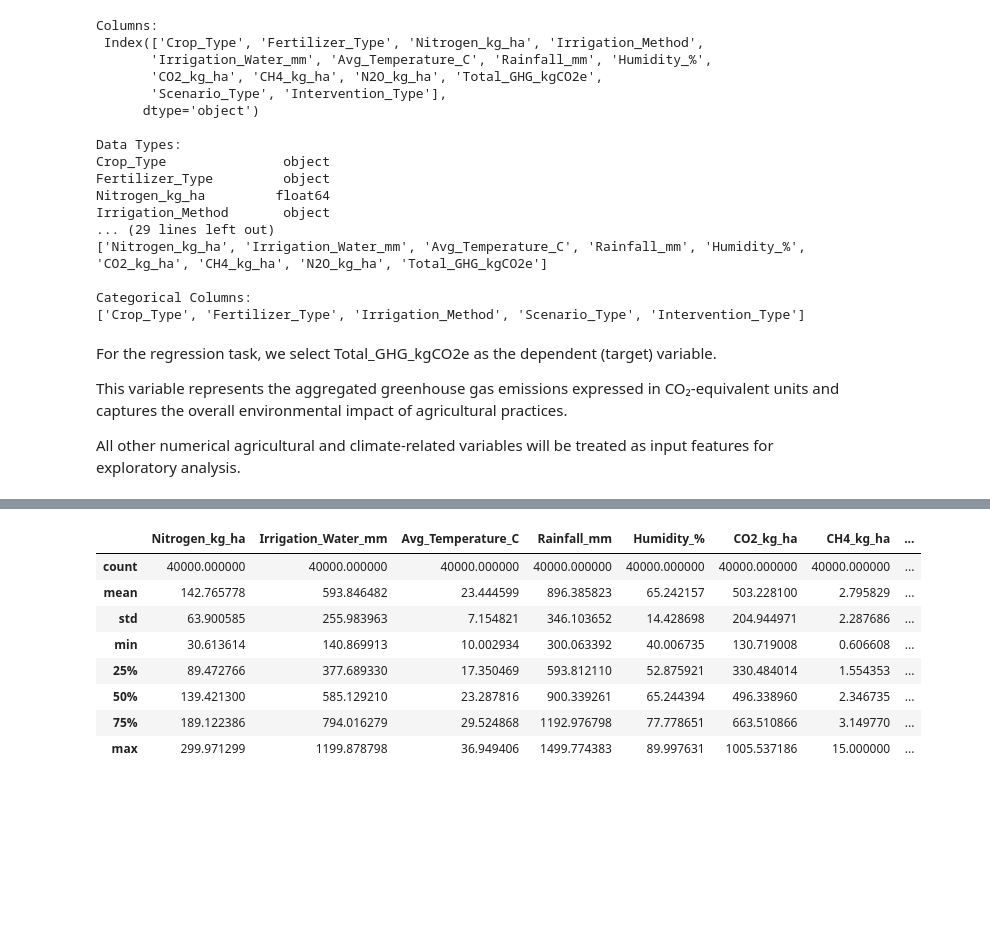
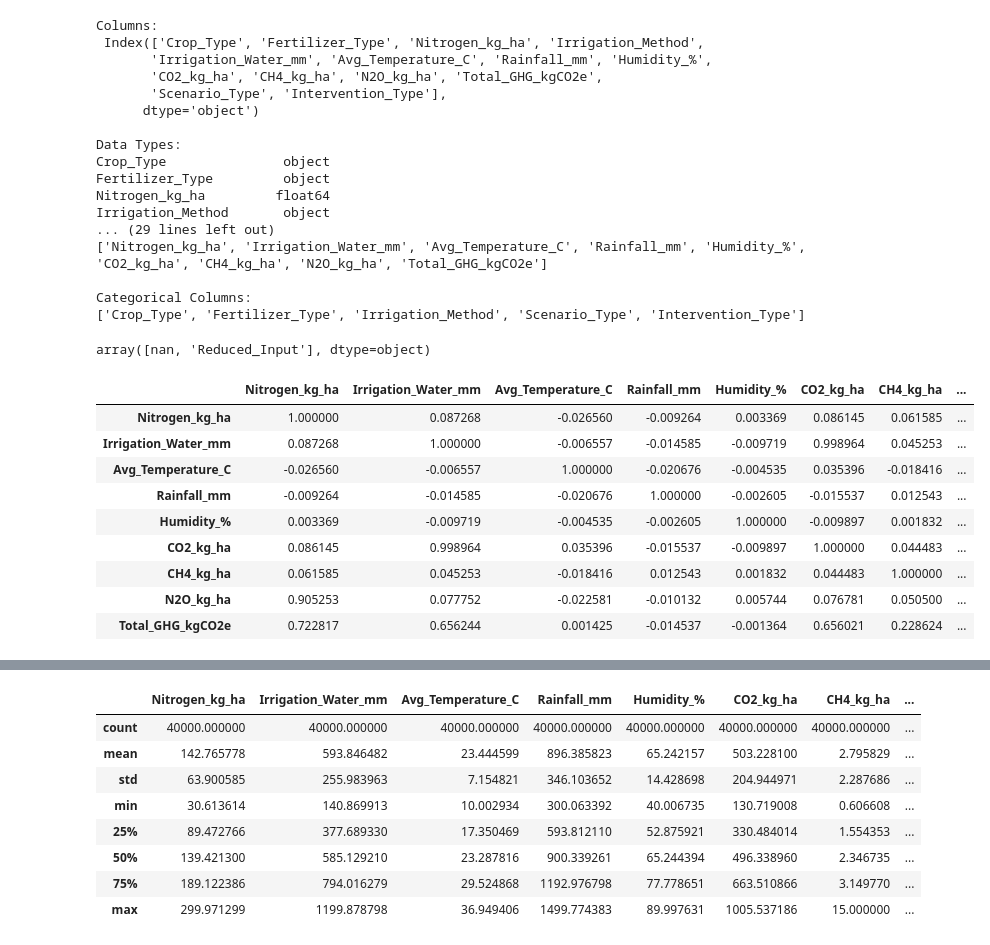
Before and after one commit to jtushya/ML-Assignment, a Jupyter notebook: notebooks/MLassignment_Team02.ipynb, the cells around one changed output, grey strips where cells are left out. Saved outputs shown, nothing was run; the diff lists cells and outputs as text; code cells hidden in the pictures; blank space fills up the shorter version.

Commit message:
Feature selection updated

```diff
--- a/notebooks/MLassignment_Team02.ipynb
+++ b/notebooks/MLassignment_Team02.ipynb
@@ -79,9 +79,21 @@ Irrigation_Method       object
 
 Categorical Columns:
 ['Crop_Type', 'Fertilizer_Type', 'Irrigation_Method', 'Scenario_Type', 'Intervention_Type']
-# %% [markdown]
-For the regression task, we select Total_GHG_kgCO2e as the dependent (target) variable.
-
-This variable represents the aggregated greenhouse gas emissions expressed in CO₂-equivalent units and captures the overall environmental impact of agricultural practices.
-
-All other numerical agricultural and climate-related variables will be treated as input features for exploratory analysis.
+# %%
+df["Intervention_Type"].unique()
+# %% [output]
+array([nan, 'Reduced_Input'], dtype=object)
+# %%
+#checking for multicollinearity
+df.select_dtypes(include=['float64']).corr()
+# %% [output]
+|  | Nitrogen_kg_ha | Irrigation_Water_mm | Avg_Temperature_C | Rainfall_mm | Humidity_% | CO2_kg_ha | CH4_kg_ha | ... |
+| Nitrogen_kg_ha | 1.000000 | 0.087268 | -0.026560 | -0.009264 | 0.003369 | 0.086145 | 0.061585 | ... |
+| Irrigation_Water_mm | 0.087268 | 1.000000 | -0.006557 | -0.014585 | -0.009719 | 0.998964 | 0.045253 | ... |
+| Avg_Temperature_C | -0.026560 | -0.006557 | 1.000000 | -0.020676 | -0.004535 | 0.035396 | -0.018416 | ... |
+| Rainfall_mm | -0.009264 | -0.014585 | -0.020676 | 1.000000 | -0.002605 | -0.015537 | 0.012543 | ... |
+| Humidity_% | 0.003369 | -0.009719 | -0.004535 | -0.002605 | 1.000000 | -0.009897 | 0.001832 | ... |
+| CO2_kg_ha | 0.086145 | 0.998964 | 0.035396 | -0.015537 | -0.009897 | 1.000000 | 0.044483 | ... |
+| CH4_kg_ha | 0.061585 | 0.045253 | -0.018416 | 0.012543 | 0.001832 | 0.044483 | 1.000000 | ... |
+| N2O_kg_ha | 0.905253 | 0.077752 | -0.022581 | -0.010132 | 0.005744 | 0.076781 | 0.050500 | ... |
+| Total_GHG_kgCO2e | 0.722817 | 0.656244 | 0.001425 | -0.014537 | -0.001364 | 0.656021 | 0.228624 | ... |
```
Also changed, not shown: parts of 2 cells of this notebook.
